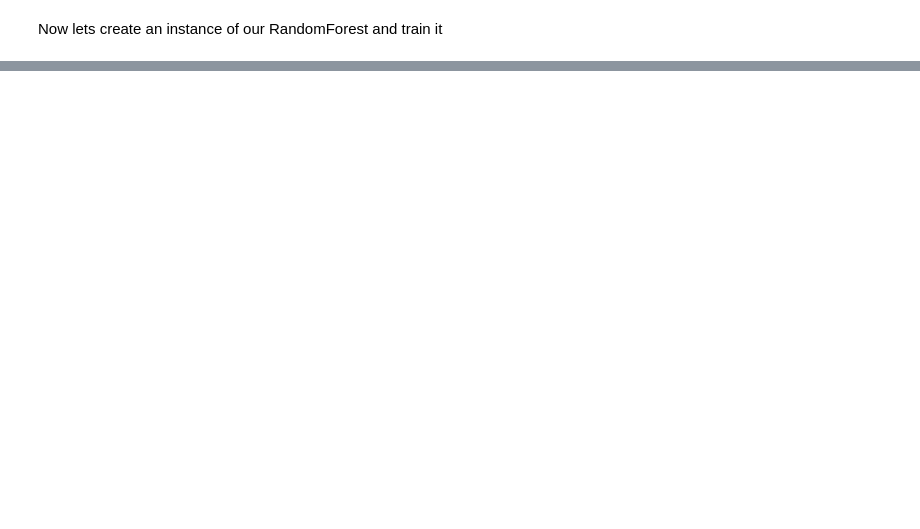
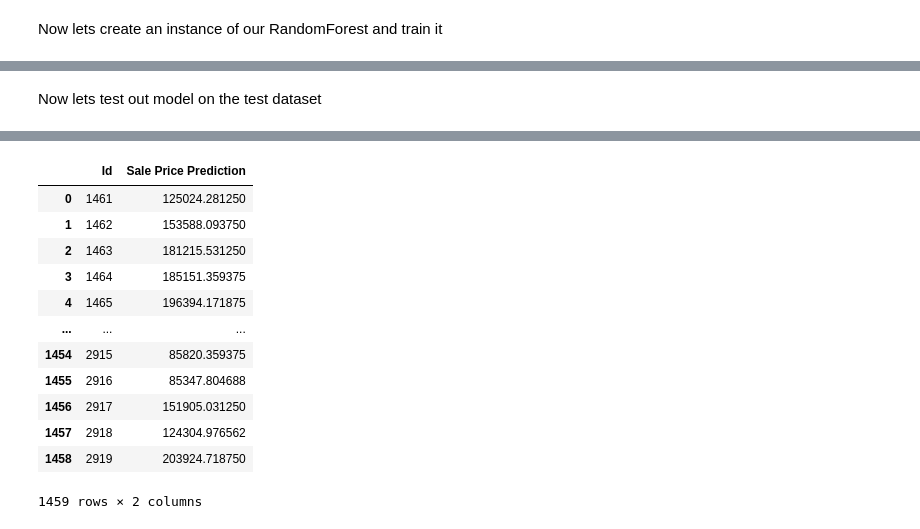
Before and after one commit to ramosmat/house-prices-predict, a Jupyter notebook: script.ipynb, the cells around one changed output, grey strips where cells are left out. Cells and saved outputs as stored; diff of their text form; code cells hidden in the pictures; blank space fills up the shorter version.

```diff
--- a/script.ipynb
+++ b/script.ipynb
@@ -130,0 +126,21 @@ Model compiled.
+# %% [markdown]
+Now lets test out model on the test dataset
+# %%
+# Importing test file
+test_data = pd.read_csv(r'test.csv')
+
+# Separating the Id column
+ids = test_data.pop('Id')
+
+# Transforming test data from Pandas DataFrame to TensorFlow dataset format
+test_ds = tfdf.keras.pd_dataframe_to_tf_dataset(test_data, task = tfdf.keras.Task.REGRESSION)
+
+# Predicting with our trained model
+predict = rf.predict(test_ds)
+
+# Creating a new pandas DataFrame using the poped Ids and Predicted Sales Values
+prediction_df = pd.DataFrame({'Id': ids,
+                              'Sale Price Prediction': predict.squeeze()})
+
+prediction_df
+# %% [output]
@@ -130,0 +148,13 @@ Model compiled.
+|  | Id | Sale Price Prediction |
+| 0 | 1461 | 125024.281250 |
+| 1 | 1462 | 153588.093750 |
+| 2 | 1463 | 181215.531250 |
+| 3 | 1464 | 185151.359375 |
+| 4 | 1465 | 196394.171875 |
+| ... | ... | ... |
+| 1454 | 2915 | 85820.359375 |
+| 1455 | 2916 | 85347.804688 |
+| 1456 | 2917 | 151905.031250 |
+| 1457 | 2918 | 124304.976562 |
+| 1458 | 2919 | 203924.718750 |
+1459 rows × 2 columns
```
Also changed, not shown: parts of 10 cells of this notebook.
